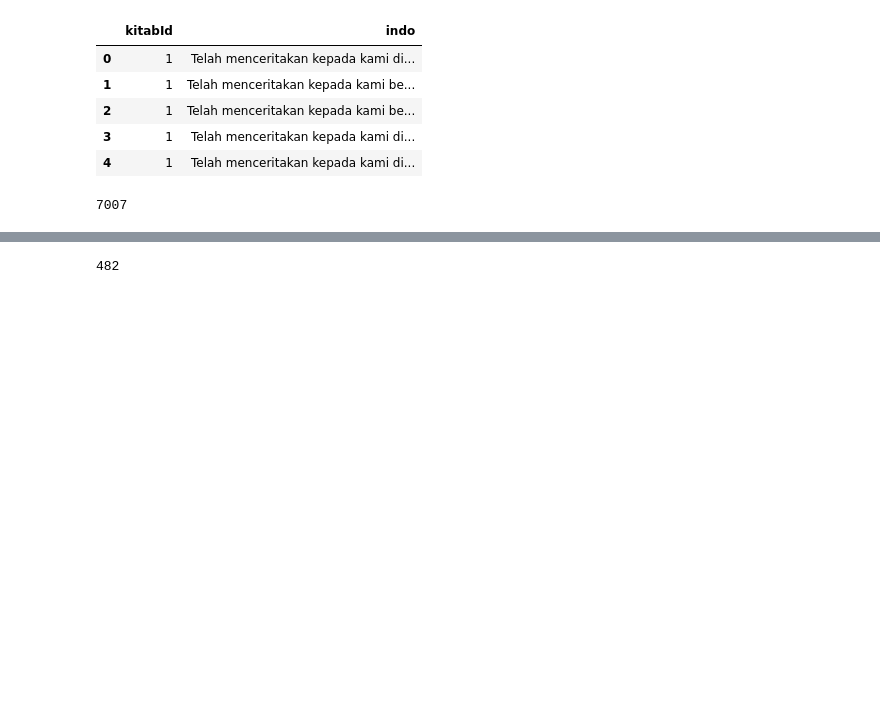
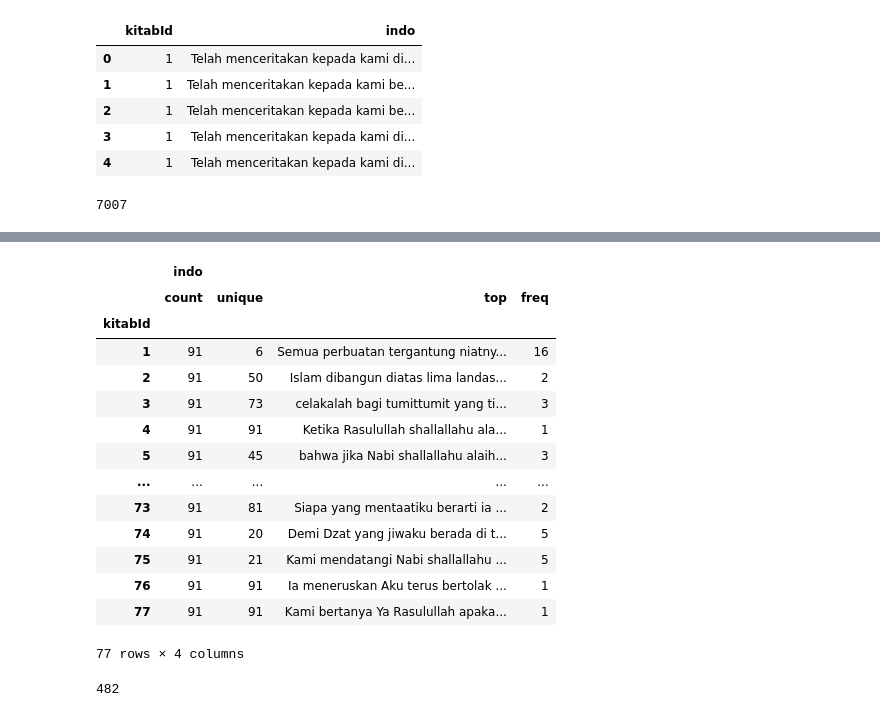
Before and after one commit to ziadrahmatullah/Hadits-Classfication-using-BERT, a Jupyter notebook: PreprocessingData.ipynb, the cells around one changed output, grey strips where cells are left out. Cells and saved outputs as stored; diff of their text form; code cells hidden in the pictures; blank space fills up the shorter version.

```diff
--- a/PreprocessingData.ipynb
+++ b/PreprocessingData.ipynb
@@ -279,4 +288,23 @@ a
 77 rows × 4 columns
+# %%
+a = bukhari2.groupby('kitabId').describe()
+a
+# %% [output]
+|  | indo |  |  |  |
+|  | count | unique | top | freq |
+| kitabId |  |  |  |  |
+| 1 | 91 | 6 | Semua perbuatan tergantung niatny... | 16 |
+| 2 | 91 | 50 | Islam dibangun diatas lima landas... | 2 |
+| 3 | 91 | 73 | celakalah bagi tumittumit yang ti... | 3 |
+| 4 | 91 | 91 | Ketika Rasulullah shallallahu ala... | 1 |
+| 5 | 91 | 45 | bahwa jika Nabi shallallahu alaih... | 3 |
+| ... | ... | ... | ... | ... |
+| 73 | 91 | 81 | Siapa yang mentaatiku berarti ia ... | 2 |
+| 74 | 91 | 20 | Demi Dzat yang jiwaku berada di t... | 5 |
+| 75 | 91 | 21 | Kami mendatangi Nabi shallallahu ... | 5 |
+| 76 | 91 | 91 | Ia meneruskan Aku terus bertolak ... | 1 |
+| 77 | 91 | 91 | Kami bertanya Ya Rasulullah apaka... | 1 |
+77 rows × 4 columns
 # %%
 max(a['indo']['count'])
 # %% [output]
```
Also changed, not shown: parts of 7 cells of this notebook, 1 other file.
